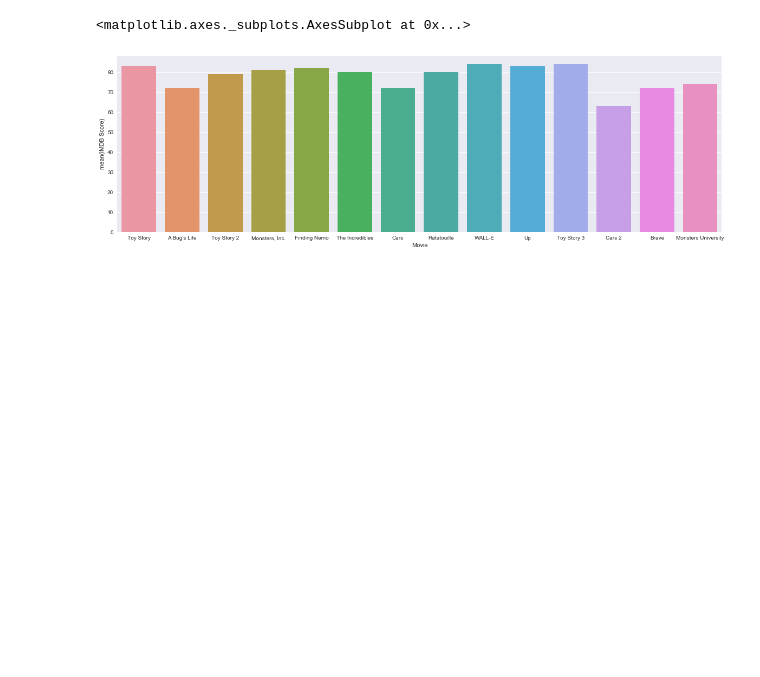
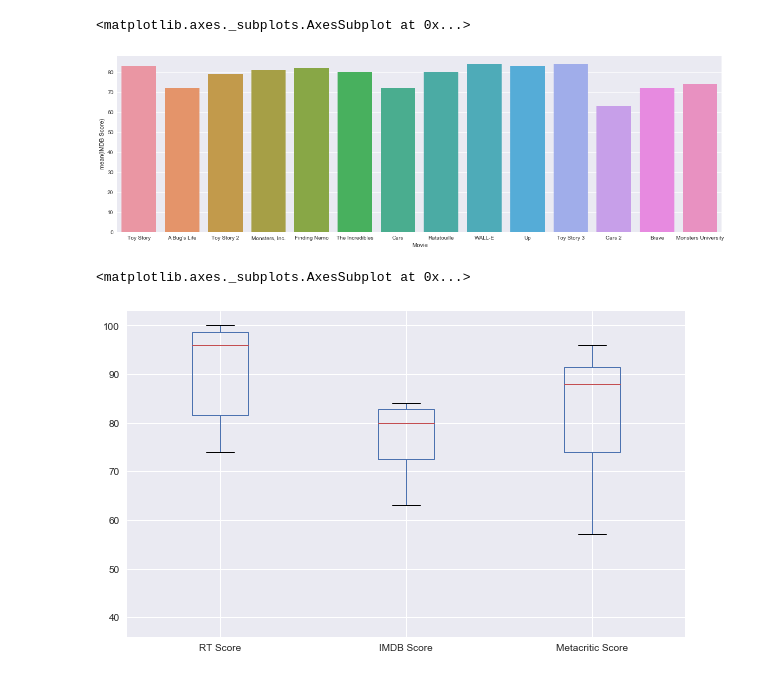
Before and after one commit to abhi0987/data_analysis_py, a Jupyter notebook: Pixar_movie_review_analysis/pixar_movie_review_analysis.ipynb, the cells around one changed output. Drawn from its saved outputs; the diff is of its cells as text; code cells hidden in the pictures; blank space fills up the shorter version.

Commit message:
Pixar ipython notebook added

```diff
--- a/Pixar_movie_review_analysis/pixar_movie_review_analysis.ipynb
+++ b/Pixar_movie_review_analysis/pixar_movie_review_analysis.ipynb
@@ -113,3 +118,11 @@ sn.barplot(x='Movie',y='IMDB Score',data=pixar_df)
 # %% [output]
 <matplotlib.axes._subplots.AxesSubplot at 0x...>
 [figure]
+# %%
+#Check range of reviews using box plot
+
+revZ_mov = pixar_df[['RT Score','IMDB Score','Metacritic Score']]
+revZ_mov.plot(kind='box',figsize=(10,6))
+# %% [output]
+<matplotlib.axes._subplots.AxesSubplot at 0x...>
+[figure, added]
```
Also changed, not shown: parts of 5 cells of this notebook.
